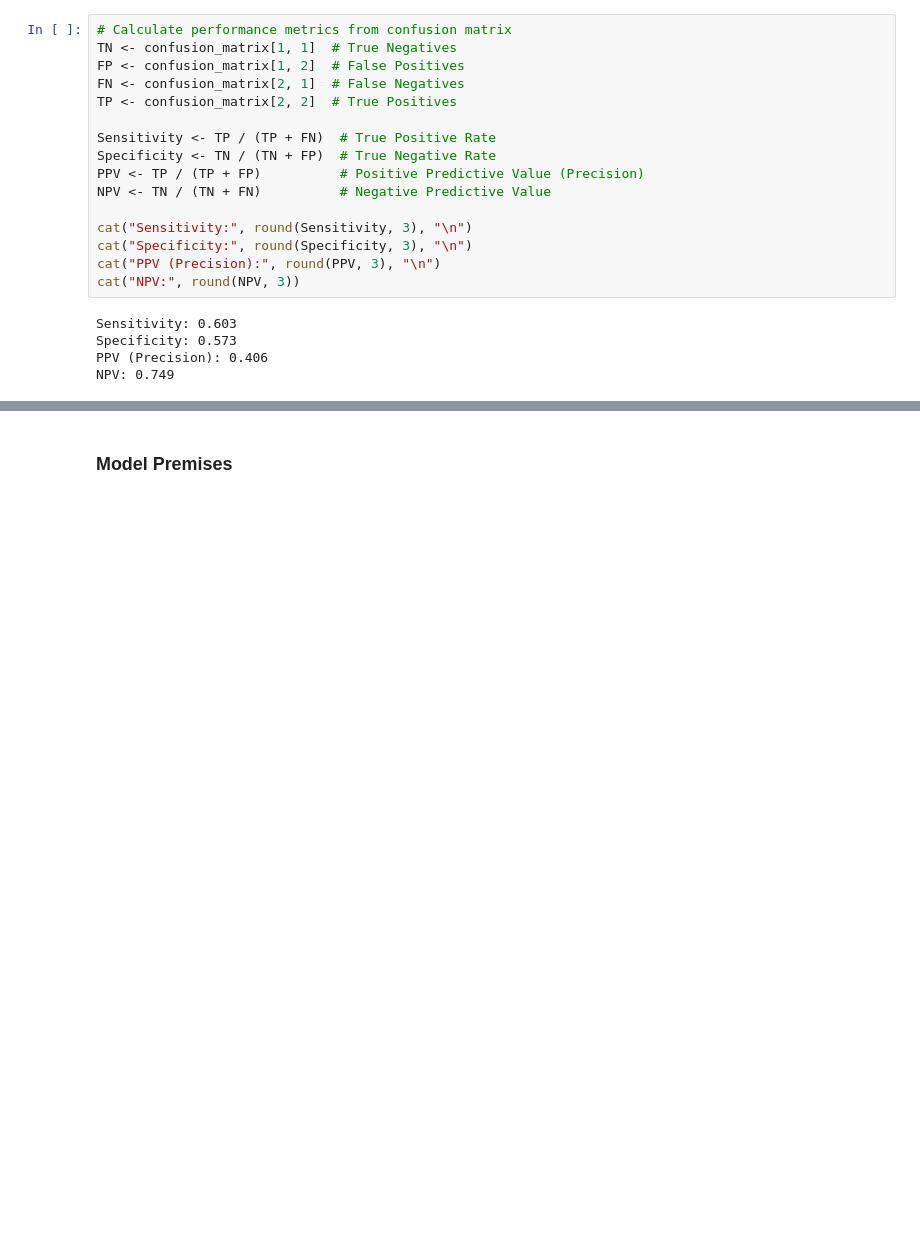
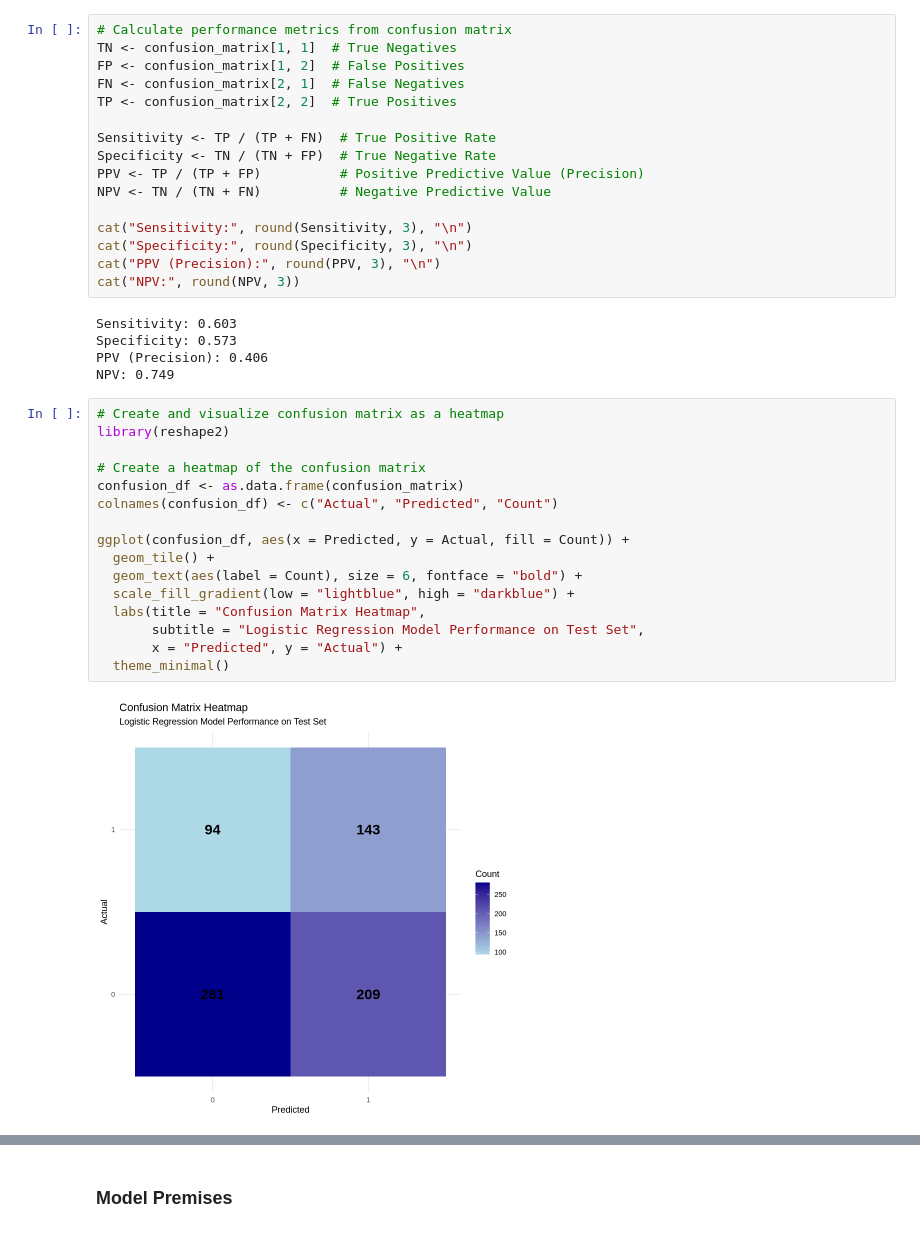
Before and after one commit to Blanqui04/EHR-A3-Group-B, a Jupyter notebook: analysis/Activity-A3.ipynb, the cells around one changed output, grey strips where cells are left out. Saved outputs shown, nothing was run; the diff lists cells and outputs as text; blank space fills up the shorter version.

```diff
--- a/analysis/Activity-A3.ipynb
+++ b/analysis/Activity-A3.ipynb
@@ -485,3 +457,21 @@ Sensitivity: 0.603
 Specificity: 0.573
 PPV (Precision): 0.406
 NPV: 0.749
+# %%
+# Create and visualize confusion matrix as a heatmap
+library(reshape2)
+
+# Create a heatmap of the confusion matrix
+confusion_df <- as.data.frame(confusion_matrix)
+colnames(confusion_df) <- c("Actual", "Predicted", "Count")
+
+ggplot(confusion_df, aes(x = Predicted, y = Actual, fill = Count)) +
+  geom_tile() +
+  geom_text(aes(label = Count), size = 6, fontface = "bold") +
+  scale_fill_gradient(low = "lightblue", high = "darkblue") +
+  labs(title = "Confusion Matrix Heatmap",
+       subtitle = "Logistic Regression Model Performance on Test Set",
+       x = "Predicted", y = "Actual") +
+  theme_minimal()
+# %% [output]
+[figure, added]
```
Also changed, not shown: parts of 4 cells of this notebook, 12 other files.
